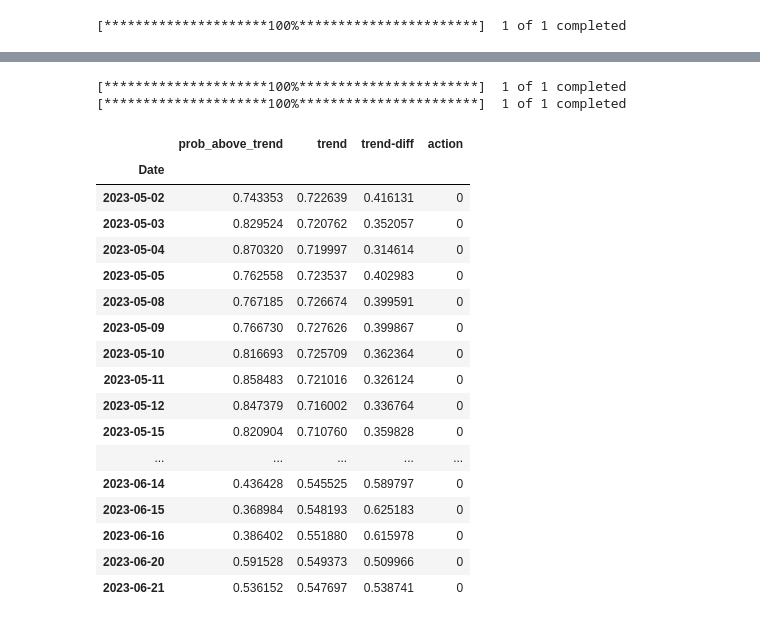
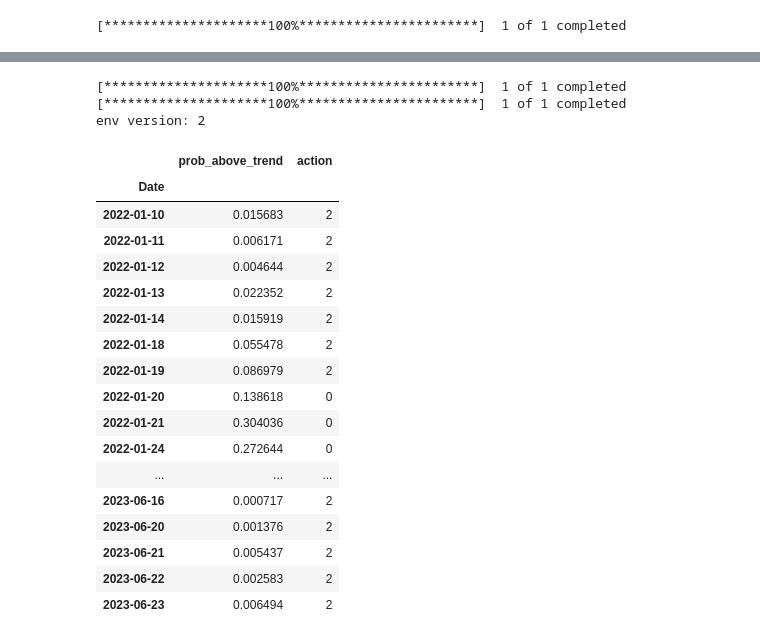
Before and after one commit to j03m/alfred, a Jupyter notebook: notebooks/back_test_visualizer.ipynb, the cells around one changed output, grey strips where cells are left out. Saved outputs shown, nothing was run; the diff lists cells and outputs as text; code cells hidden in the pictures.

```diff
--- a/notebooks/back_test_visualizer.ipynb
+++ b/notebooks/back_test_visualizer.ipynb
@@ -11,9 +11,9 @@ from plotly.offline import init_notebook_mode
 init_notebook_mode(connected=True)
 windows = [300, 600, 900, 1500]
 
-symbol = "XLE"
-inverse = "DUG"
-file = f"../backtests/backtest_inverse_{symbol}_365_h0.9_l0.1.csv"
+symbol = "QQQ"
+inverse = "PSQ"
+file = f"../backtests/backtest_inverse_{symbol}_365_h0.9_l0.01.csv"
 period = 365
 pd.options.display.max_rows = None
 
@@ -89,30 +85,32 @@ df2
 # %%
 env = make_inverse_env_for(symbol,
                         inverse,
                         1,
                         period,
                         prob_high=0.9,
                         prob_low=0.1)
+print("env version:", env.env_version)
 env.expert_opinion_df()
-env.timeseries.tail(35)
+env.timeseries[["prob_above_trend", "action"]]
 # %% [output]
 [*********************100%***********************]  1 of 1 completed
 [*********************100%***********************]  1 of 1 completed
+env version: 2
-|  | prob_above_trend | trend | trend-diff | action |
-| Date |  |  |  |  |
-| 2023-05-02 | 0.743353 | 0.722639 | 0.416131 | 0 |
-| 2023-05-03 | 0.829524 | 0.720762 | 0.352057 | 0 |
-| 2023-05-04 | 0.870320 | 0.719997 | 0.314614 | 0 |
-| 2023-05-05 | 0.762558 | 0.723537 | 0.402983 | 0 |
-| 2023-05-08 | 0.767185 | 0.726674 | 0.399591 | 0 |
-| 2023-05-09 | 0.766730 | 0.727626 | 0.399867 | 0 |
-| 2023-05-10 | 0.816693 | 0.725709 | 0.362364 | 0 |
-| 2023-05-11 | 0.858483 | 0.721016 | 0.326124 | 0 |
-| 2023-05-12 | 0.847379 | 0.716002 | 0.336764 | 0 |
-| 2023-05-15 | 0.820904 | 0.710760 | 0.359828 | 0 |
-| ... | ... | ... | ... | ... |
-| 2023-06-14 | 0.436428 | 0.545525 | 0.589797 | 0 |
-| 2023-06-15 | 0.368984 | 0.548193 | 0.625183 | 0 |
-| 2023-06-16 | 0.386402 | 0.551880 | 0.615978 | 0 |
-| 2023-06-20 | 0.591528 | 0.549373 | 0.509966 | 0 |
-| 2023-06-21 | 0.536152 | 0.547697 | 0.538741 | 0 |
+|  | prob_above_trend | action |
+| Date |  |  |
+| 2022-01-10 | 0.015683 | 2 |
+| 2022-01-11 | 0.006171 | 2 |
+| 2022-01-12 | 0.004644 | 2 |
+| 2022-01-13 | 0.022352 | 2 |
+| 2022-01-14 | 0.015919 | 2 |
+| 2022-01-18 | 0.055478 | 2 |
+| 2022-01-19 | 0.086979 | 2 |
+| 2022-01-20 | 0.138618 | 0 |
+| 2022-01-21 | 0.304036 | 0 |
+| 2022-01-24 | 0.272644 | 0 |
+| ... | ... | ... |
+| 2023-06-16 | 0.000717 | 2 |
+| 2023-06-20 | 0.001376 | 2 |
+| 2023-06-21 | 0.005437 | 2 |
+| 2023-06-22 | 0.002583 | 2 |
+| 2023-06-23 | 0.006494 | 2 |
```
Also changed, not shown: parts of 3 cells of this notebook, 2 other files.
